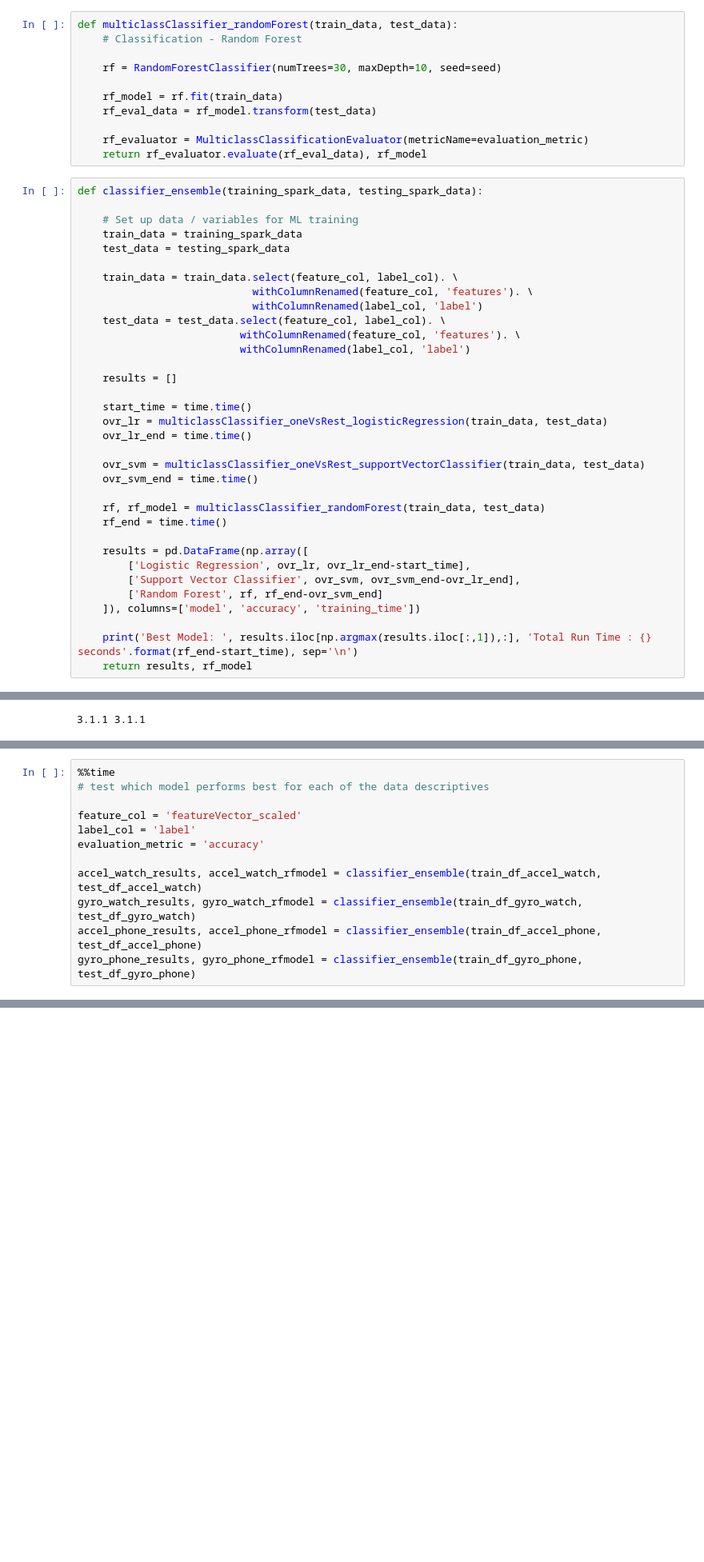
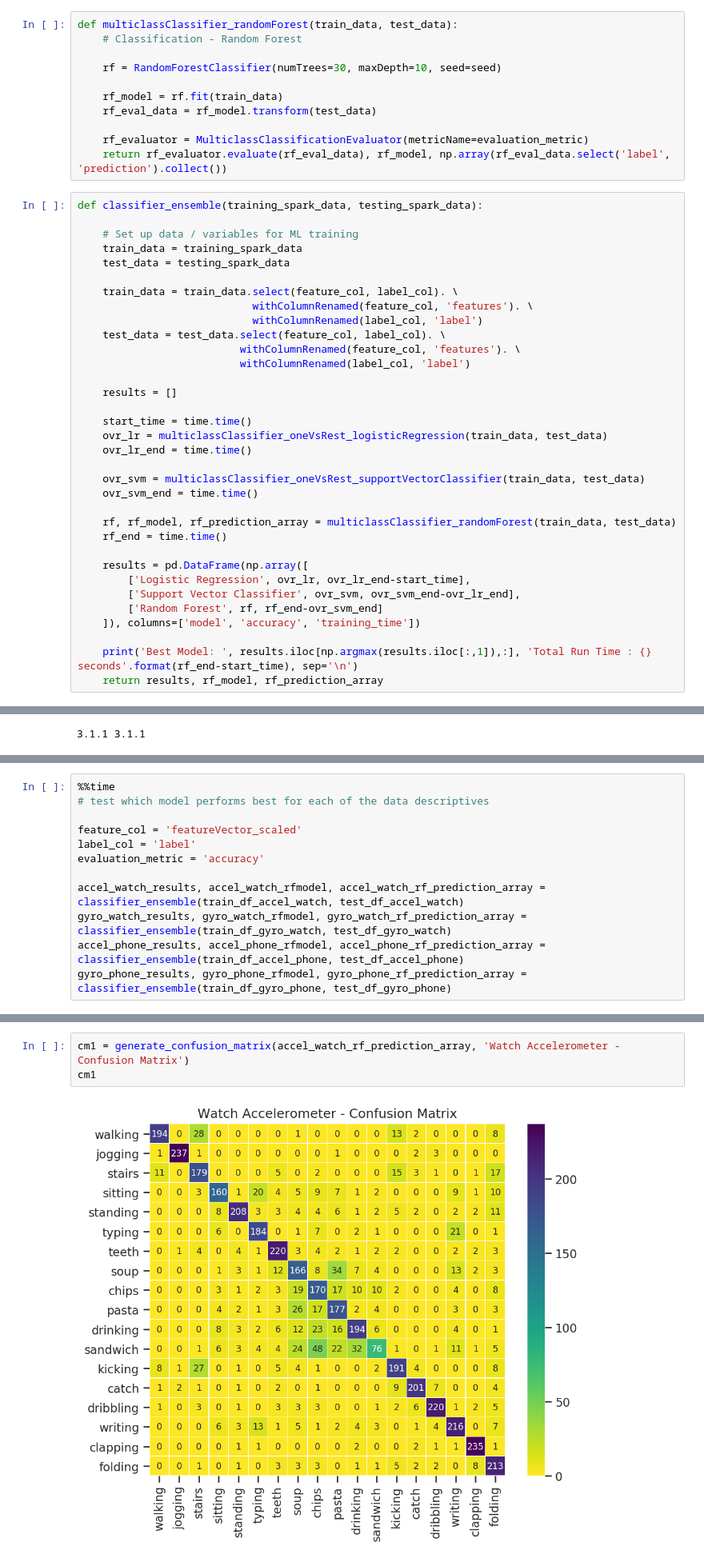
Before and after one commit to mustafaburny/dse-230-final-project, a Jupyter notebook: DSE230-Final_Project.ipynb, the cells around one changed output, grey strips where cells are left out. Shown at 80% size. Cells and saved outputs as stored; diff of their text form; blank space fills up the shorter version.

```diff
--- a/DSE230-Final_Project.ipynb
+++ b/DSE230-Final_Project.ipynb
@@ -136,7 +172,7 @@ def multiclassClassifier_randomForest(train_data, test_data):
     rf_eval_data = rf_model.transform(test_data)
 
     rf_evaluator = MulticlassClassificationEvaluator(metricName=evaluation_metric)
-    return rf_evaluator.evaluate(rf_eval_data), rf_model
+    return rf_evaluator.evaluate(rf_eval_data), rf_model, np.array(rf_eval_data.select('label', 'prediction').collect())
 # %%
 def classifier_ensemble(training_spark_data, testing_spark_data):
 
@@ -160,7 +196,7 @@ def classifier_ensemble(training_spark_data, testing_spark_data):
     ovr_svm = multiclassClassifier_oneVsRest_supportVectorClassifier(train_data, test_data)
     ovr_svm_end = time.time()
 
-    rf, rf_model = multiclassClassifier_randomForest(train_data, test_data)
+    rf, rf_model, rf_prediction_array = multiclassClassifier_randomForest(train_data, test_data)
     rf_end = time.time()
 
     results = pd.DataFrame(np.array([
@@ -170,4 +206,4 @@ def classifier_ensemble(training_spark_data, testing_spark_data):
     ]), columns=['model', 'accuracy', 'training_time'])
 
     print('Best Model: ', results.iloc[np.argmax(results.iloc[:,1]),:], 'Total Run Time : {} seconds'.format(rf_end-start_time), sep='\n')
-    return results, rf_model
+    return results, rf_model, rf_prediction_array
@@ -344,7 +380,7 @@ feature_col = 'featureVector_scaled'
 label_col = 'label'
 evaluation_metric = 'accuracy'
 
-accel_watch_results, accel_watch_rfmodel = classifier_ensemble(train_df_accel_watch, test_df_accel_watch)
-gyro_watch_results, gyro_watch_rfmodel = classifier_ensemble(train_df_gyro_watch, test_df_gyro_watch)
-accel_phone_results, accel_phone_rfmodel = classifier_ensemble(train_df_accel_phone, test_df_accel_phone)
-gyro_phone_results, gyro_phone_rfmodel = classifier_ensemble(train_df_gyro_phone, test_df_gyro_phone)
+accel_watch_results, accel_watch_rfmodel, accel_watch_rf_prediction_array = classifier_ensemble(train_df_accel_watch, test_df_accel_watch)
+gyro_watch_results, gyro_watch_rfmodel, gyro_watch_rf_prediction_array = classifier_ensemble(train_df_gyro_watch, test_df_gyro_watch)
+accel_phone_results, accel_phone_rfmodel, accel_phone_rf_prediction_array = classifier_ensemble(train_df_accel_phone, test_df_accel_phone)
+gyro_phone_results, gyro_phone_rfmodel, gyro_phone_rf_prediction_array = classifier_ensemble(train_df_gyro_phone, test_df_gyro_phone)
@@ -420,0 +434,5 @@ classifier=LinearSVC(maxIter=100, regParam=.000000001)
+# %%
+cm1 = generate_confusion_matrix(accel_watch_rf_prediction_array, 'Watch Accelerometer - Confusion Matrix')
+cm1
+# %% [output]
+[figure, added]
```
Also changed, not shown: parts of 46 cells of this notebook.
